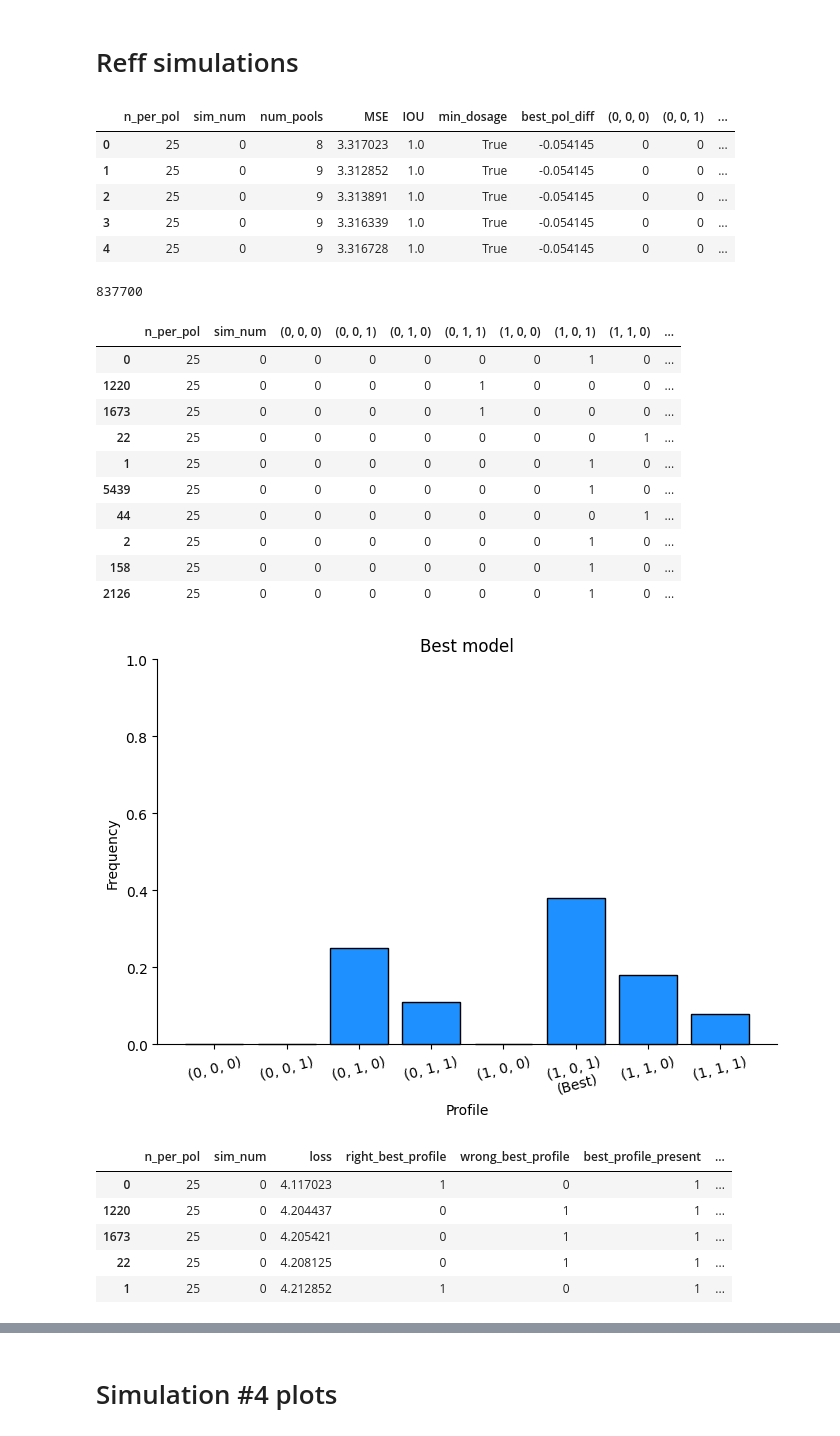
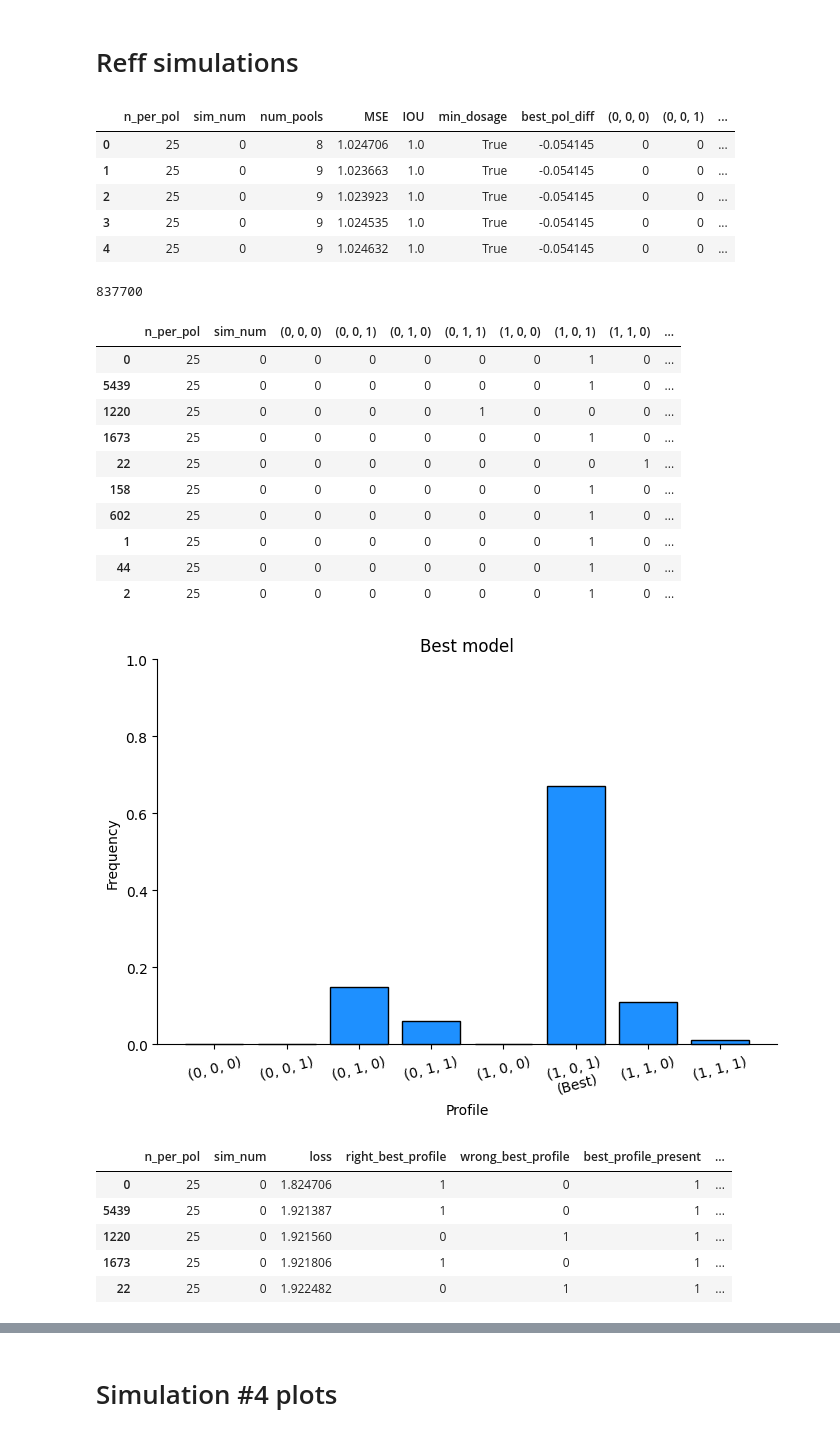
Before and after one commit to AparaV/rashomon-partition-sets, a Jupyter notebook: Code/analyze_results.ipynb, the cells around one changed output, grey strips where cells are left out. Saved outputs shown, nothing was run; the diff lists cells and outputs as text; code cells hidden in the pictures.

```diff
--- a/Code/analyze_results.ipynb
+++ b/Code/analyze_results.ipynb
@@ -757,19 +757,19 @@ plt.show()
 # Reff simulations
 # %%
 # fname_csv = "../Results/reff_simulations_rashomon_25_100.csv"
-fname_csv = "../Results/reff_simulations_rashomon_25_100.csv"
-fname_csv = "../Results/reff_simulations_small_var_rashomon_25_100.csv"
+# fname_csv = "../Results/reff_simulations_rashomon_25_100.csv"
+fname_csv = "../Results/reff_simulations_var_1_rashomon_25_100.csv"
 rashomon_raw_df = pd.read_csv(fname_csv)
 rashomon_raw_df = rashomon_raw_df.drop("Unnamed: 0", axis=1)
 
 rashomon_raw_df.head()
 # %% [output]
 |  | n_per_pol | sim_num | num_pools | MSE | IOU | min_dosage | best_pol_diff | (0, 0, 0) | (0, 0, 1) | ... |
-| 0 | 25 | 0 | 8 | 3.317023 | 1.0 | True | -0.054145 | 0 | 0 | ... |
-| 1 | 25 | 0 | 9 | 3.312852 | 1.0 | True | -0.054145 | 0 | 0 | ... |
-| 2 | 25 | 0 | 9 | 3.313891 | 1.0 | True | -0.054145 | 0 | 0 | ... |
-| 3 | 25 | 0 | 9 | 3.316339 | 1.0 | True | -0.054145 | 0 | 0 | ... |
-| 4 | 25 | 0 | 9 | 3.316728 | 1.0 | True | -0.054145 | 0 | 0 | ... |
+| 0 | 25 | 0 | 8 | 1.024706 | 1.0 | True | -0.054145 | 0 | 0 | ... |
+| 1 | 25 | 0 | 9 | 1.023663 | 1.0 | True | -0.054145 | 0 | 0 | ... |
+| 2 | 25 | 0 | 9 | 1.023923 | 1.0 | True | -0.054145 | 0 | 0 | ... |
+| 3 | 25 | 0 | 9 | 1.024535 | 1.0 | True | -0.054145 | 0 | 0 | ... |
+| 4 | 25 | 0 | 9 | 1.024632 | 1.0 | True | -0.054145 | 0 | 0 | ... |
 # %%
 rashomon_df = rashomon_raw_df.copy()
 
@@ -805,15 +805,15 @@ rashomon_df.head(n=10)
 837700
 |  | n_per_pol | sim_num | (0, 0, 0) | (0, 0, 1) | (0, 1, 0) | (0, 1, 1) | (1, 0, 0) | (1, 0, 1) | (1, 1, 0) | ... |
 | 0 | 25 | 0 | 0 | 0 | 0 | 0 | 0 | 1 | 0 | ... |
+| 5439 | 25 | 0 | 0 | 0 | 0 | 0 | 0 | 1 | 0 | ... |
 | 1220 | 25 | 0 | 0 | 0 | 0 | 1 | 0 | 0 | 0 | ... |
-| 1673 | 25 | 0 | 0 | 0 | 0 | 1 | 0 | 0 | 0 | ... |
+| 1673 | 25 | 0 | 0 | 0 | 0 | 0 | 0 | 1 | 0 | ... |
 | 22 | 25 | 0 | 0 | 0 | 0 | 0 | 0 | 0 | 1 | ... |
+| 158 | 25 | 0 | 0 | 0 | 0 | 0 | 0 | 1 | 0 | ... |
+| 602 | 25 | 0 | 0 | 0 | 0 | 0 | 0 | 1 | 0 | ... |
 | 1 | 25 | 0 | 0 | 0 | 0 | 0 | 0 | 1 | 0 | ... |
-| 5439 | 25 | 0 | 0 | 0 | 0 | 0 | 0 | 1 | 0 | ... |
-| 44 | 25 | 0 | 0 | 0 | 0 | 0 | 0 | 0 | 1 | ... |
+| 44 | 25 | 0 | 0 | 0 | 0 | 0 | 0 | 1 | 0 | ... |
 | 2 | 25 | 0 | 0 | 0 | 0 | 0 | 0 | 1 | 0 | ... |
-| 158 | 25 | 0 | 0 | 0 | 0 | 0 | 0 | 1 | 0 | ... |
-| 2126 | 25 | 0 | 0 | 0 | 0 | 0 | 0 | 1 | 0 | ... |
 # %%
 best_models_df = rashomon_df[rashomon_df["model_number"] == 1]
 
@@ -842,24 +842,28 @@ ax.set_title("Best model")
 
 plt.show()
 # %% [output]
-[figure, old version]
+[figure, new version]
 # %%
 eps_df = rashomon_df.copy()
 
 eps_df = eps_df.drop(profile_cols, axis=1)
 
 eps_df["eps"] = eps_df.groupby(["n_per_pol", "sim_num"])["loss"].transform(lambda x: (x - x.min()) / x.min() * 100)
 
 # eps_levels = [-0.1, 0, 1, 1.5, 2, 2.5, 3, 3.5, 4, 4.5, 5, 6]
-eps_levels = [-0.1, 0, 3, 5, 7, 9, 11]
+# eps_levels = [-0.1, 0, 3, 5, 7, 9, 11]
+eps_levels = [-0.1, 0, 5.2, 5.4, 5.6, 5.8, 6, 11, 12]
+
+eps_hist = np.histogram(eps_df["eps"])[1].tolist()
+eps_levels = [-0.1] + eps_hist + [np.max(eps_df["eps"]) + 0.1]
 eps_bins = eps_levels[1:]
 eps_df["eps_levels"] = pd.cut(eps_df["eps"], bins=eps_levels, labels=eps_bins)
 
 eps_df.head()
 # %% [output]
 |  | n_per_pol | sim_num | loss | right_best_profile | wrong_best_profile | best_profile_present | ... |
-| 0 | 25 | 0 | 4.117023 | 1 | 0 | 1 | ... |
-| 1220 | 25 | 0 | 4.204437 | 0 | 1 | 1 | ... |
-| 1673 | 25 | 0 | 4.205421 | 0 | 1 | 1 | ... |
-| 22 | 25 | 0 | 4.208125 | 0 | 1 | 1 | ... |
-| 1 | 25 | 0 | 4.212852 | 1 | 0 | 1 | ... |
+| 0 | 25 | 0 | 1.824706 | 1 | 0 | 1 | ... |
+| 5439 | 25 | 0 | 1.921387 | 1 | 0 | 1 | ... |
+| 1220 | 25 | 0 | 1.921560 | 0 | 1 | 1 | ... |
+| 1673 | 25 | 0 | 1.921806 | 1 | 0 | 1 | ... |
+| 22 | 25 | 0 | 1.922482 | 0 | 1 | 1 | ... |
```
Also changed, not shown: parts of 4 cells of this notebook, 2 other files.
